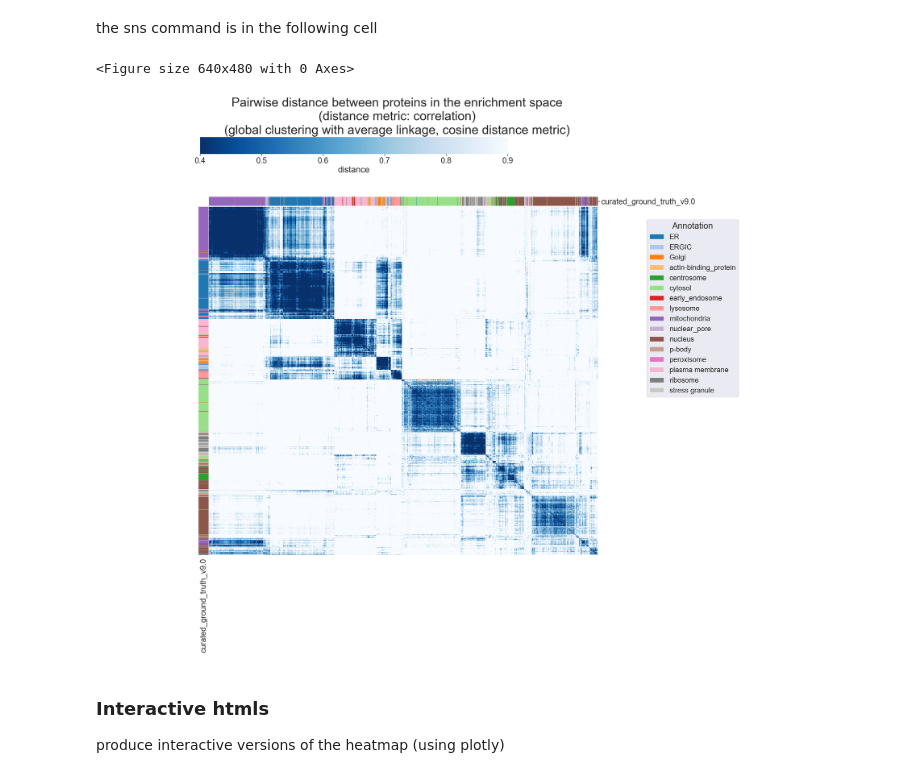
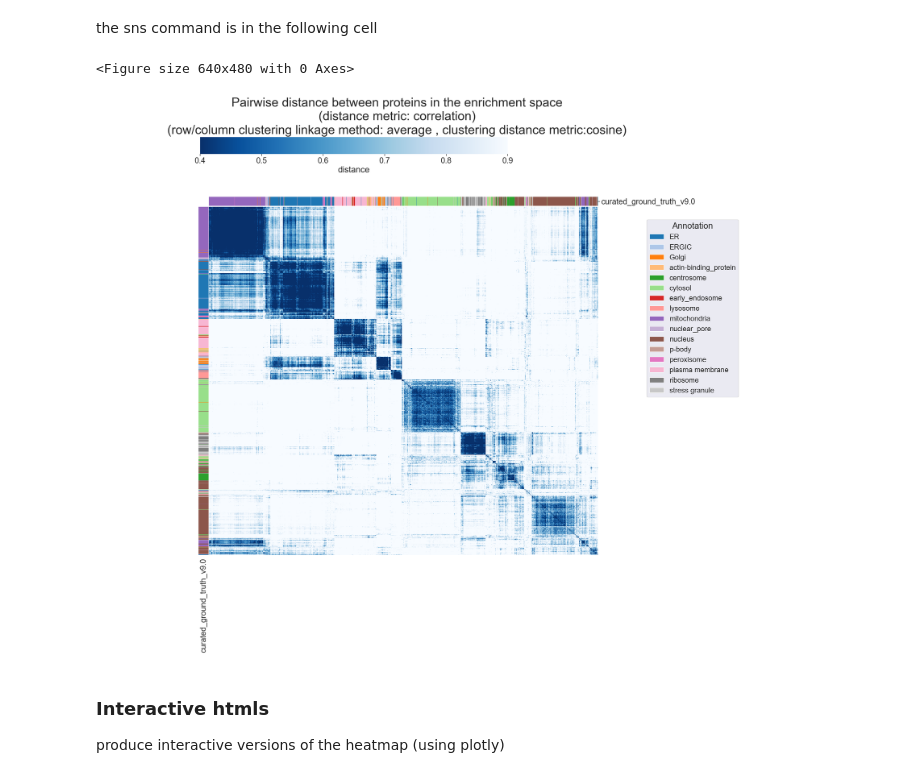
Before and after one commit to czbiohub-sf/Organelle_IP_analyses_and_figures, a Jupyter notebook: notebooks/Fig2/panel_B/Fig2_B_heatmap.ipynb, the cells around one changed output. Cells and saved outputs as stored; diff of their text form; code cells hidden in the pictures.

```diff
--- a/notebooks/Fig2/panel_B/Fig2_B_heatmap.ipynb
+++ b/notebooks/Fig2/panel_B/Fig2_B_heatmap.ipynb
@@ -111,9 +99,8 @@ the selected samples are ['01-CAPRIN1', '02-ATG101', '02-COPE', '02-DCP1A', '02-
 # %%
-# manually drop a few samples
-# these samples are either not sucessful in pulling-down soluable complex(s),
-# and/or had no (clean) organelle siguature, therefore we decided to exlcude them
-to_drop = ["06-ATP6V1B2","06-CSNK2A1", "06-CSNK2A2", "07-AP4B1", '02-RICTOR', "07-RAPTOR", "10-AP2B1", "12-PNPLA2"]
-selected_samples = [x for x in selected_samples if x not in to_drop]
+# remove non-informative IPs from the mass spectrometry master file; these correspond to IPs for soluble targets that peripherally bind membranes
+# these IPs were not successful at pulling down membrane compartments, and were therefore removed from subsequent analyses
+to_drop = ["06-ATP6V1B2","06-CSNK2A1", "06-CSNK2A2", "07-AP4B1", '02-RICTOR', "07-RAPTOR", "10-AP2B1", "12-PNPLA2", "03-EXOC2", "10-EXOC2"]
+selected_samples = [x for x in samples if x not in to_drop]
 # %%
 # check the selected samples after manual sample removal
 print(f"the number of selected samples is {len(selected_samples)}")
@@ -302,35 +289,35 @@ g = sns.clustermap(
     cmap=sns.color_palette(pal, as_cmap=True), row_colors=row_colors, col_colors=col_colors,
     row_cluster=False, col_cluster=False,
     colors_ratio=(0.02, 0.02),  # width of color bar
     cbar_pos=(0.18, 0.9, 0.5, 0.03),  # color bar location coordinates in this format (left, bottom, width, height),
     # cbar_pos=None,
     cbar_kws={"orientation": "horizontal", "label": f"distance", "extend": "neither"},
     robust=True, figsize=(24, 22), xticklabels=False, yticklabels=False,
 )
 
 g.fig.suptitle(
-    f"Pairwise distance between proteins in the enrichment space\n(distance metric: {distance_metric1})\n(global clustering with {linkage_method} linkage, {distance_metric2} distance metric)",
+    f"Pairwise distance between proteins in the enrichment space\n(distance metric: {distance_metric1})\n(row/column clustering linkage method: {linkage_method} , clustering distance metric:{distance_metric2})",
     fontsize=35, y=1.00,
 )
 g.ax_heatmap.set_xlabel("")
 g.ax_heatmap.set_ylabel("")
 
 # row/col colors legend
 clut1 = Organelle2color
 handles = [Patch(facecolor=clut1[name]) for name in clut1]
 col_legend1 = plt.legend(
     handles, clut1,
     title="Annotation",
     bbox_to_anchor=(0.9, 0.79), bbox_transform=plt.gcf().transFigure,
     loc="upper left", fontsize=20,
 )
 plt.gca().add_artist(col_legend1)
 
 plot_name = f"shownDist={distance_metric1}_ClusterDist={distance_metric2}_Linkage={linkage_method}"
 plt.savefig(f"{outputdir}/{plot_name}.png", bbox_inches="tight", format="png", dpi=300)
 # %% [output]
 <Figure size 640x480 with 0 Axes>
-[figure, old version]
+[figure, new version]
 # %% [markdown]
 ### Interactive htmls
 produce interactive versions of the heatmap (using plotly)
```
Also changed, not shown: parts of 3 cells of this notebook, 23 other files.
